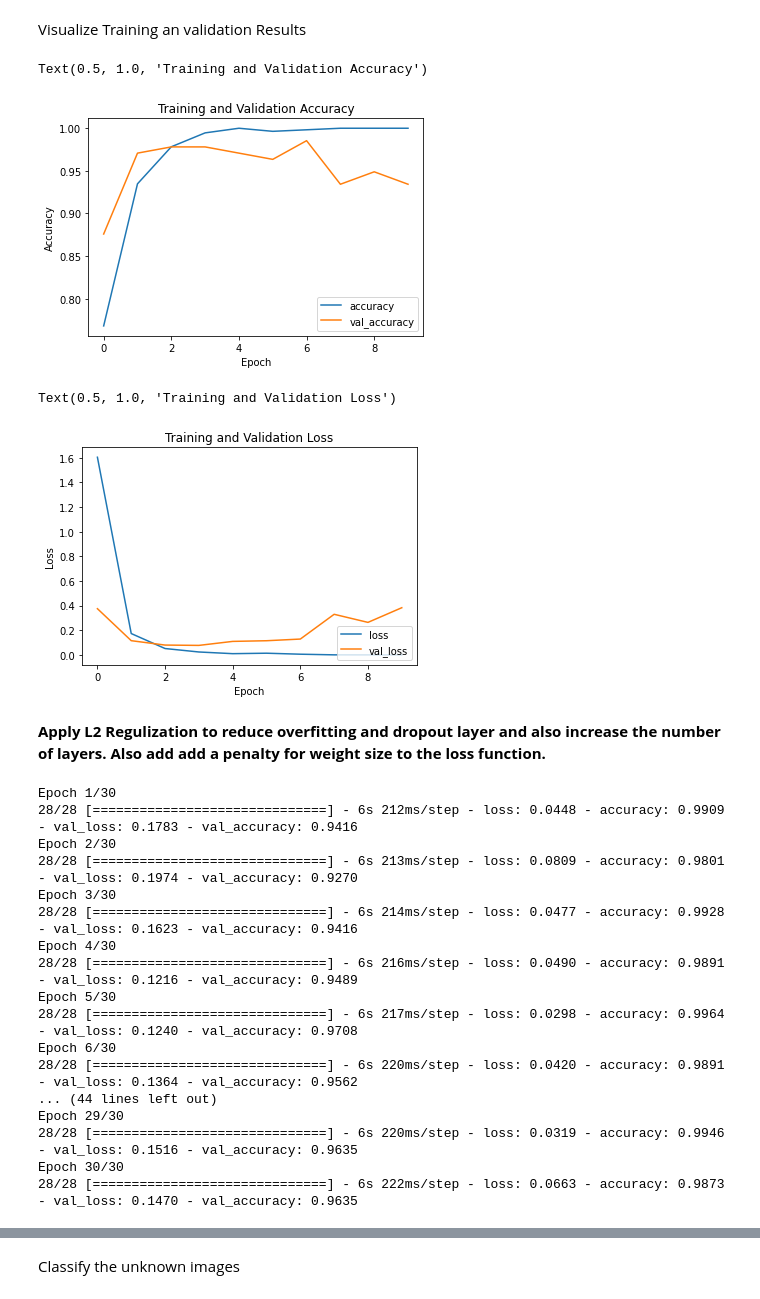
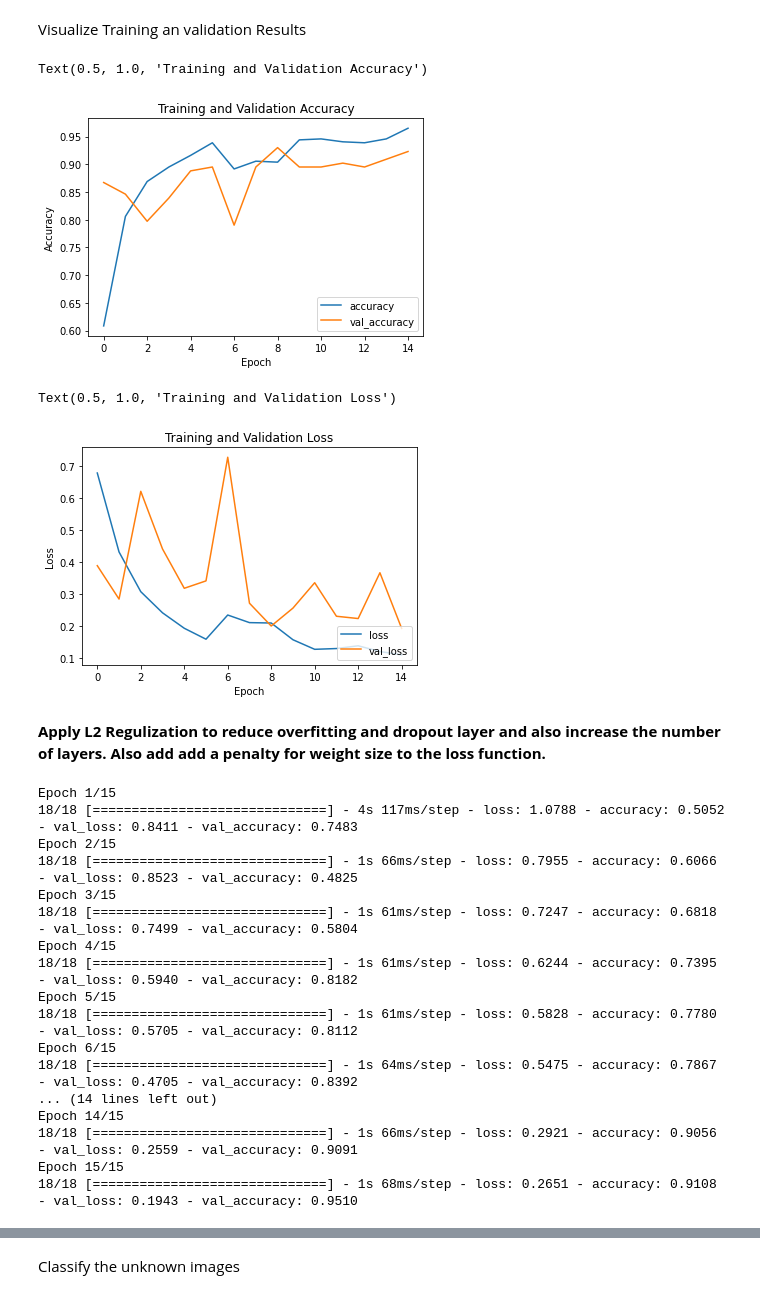
Before and after one commit to brendaFlavia/DeepLearningAssignment, a Jupyter notebook: Copy_of_Copy_of_LungOpacity2.ipynb, the cells around one changed output, grey strips where cells are left out. Drawn from its saved outputs; the diff is of its cells as text; code cells hidden in the pictures.

```diff
--- a/Copy_of_Copy_of_LungOpacity2.ipynb
+++ b/Copy_of_Copy_of_LungOpacity2.ipynb
@@ -318,7 +312,7 @@ Apply Data Augumentation
 # %%
 data_augmentation = keras.Sequential(
   [
-    layers.RandomFlip("horizontal",
+    layers.RandomFlip("horizontal_and_vertical",
                       input_shape=(img_height,
                                   img_width,
                                   3)),
@@ -341,7 +335,7 @@ num_classes = num_classes = len(class_names)
 
 model = tf.keras.Sequential([
     data_augmentation,
-  tf.keras.layers.Rescaling(1./255,input_shape=(391, 488, 3)),
+  tf.keras.layers.Rescaling(1./255,input_shape=(180, 180, 3)),
   tf.keras.layers.Conv2D(16, 3, activation='relu' ),
   tf.keras.layers.MaxPooling2D(2,2),
   tf.keras.layers.Conv2D(32, 3, activation='relu'),
@@ -356,15 +350,15 @@ model = tf.keras.Sequential([
 #complie model
 
 model.compile(
-  optimizer='adam',SparseCategoricalCrossentropy
-  loss=tf.keras.losses.(from_logits=True),
+  optimizer='adam',
+  loss=tf.keras.losses.SparseCategoricalCrossentropy(from_logits=True),
   metrics=['accuracy'])
 # %%
 #es=EarlyStopping(monitor='val_loss', mode='min',verbose=1)
 # %%
 #fit the model
 
-epochs = 20
+epochs = 15
 history = model.fit(
   train_ds,
   validation_data=val_ds,
@@ -409,8 +403,8 @@ test_loss, test_acc = model.evaluate(test_datas2)
 # %% [markdown]
 Visualize Training an validation Results
 # %%
-plt.plot(result.history['accuracy'], label='accuracy')
-plt.plot(result.history['val_accuracy'], label = 'val_accuracy')
+plt.plot(history.history['accuracy'], label='accuracy')
+plt.plot(history.history['val_accuracy'], label = 'val_accuracy')
 plt.xlabel('Epoch')
 plt.ylabel('Accuracy')
 #plt.ylim([0.5, 1])
@@ -418,18 +412,18 @@ plt.legend(loc='lower right')
 plt.title('Training and Validation Accuracy')
 # %% [output]
 Text(0.5, 1.0, 'Training and Validation Accuracy')
-[figure, old version]
+[figure, new version]
 # %%
-plt.plot(result.history['loss'], label='loss')
-plt.plot(result.history['val_loss'], label = 'val_loss')
+plt.plot(history.history['loss'], label='loss')
+plt.plot(history.history['val_loss'], label = 'val_loss')
 plt.xlabel('Epoch')
 plt.ylabel('Loss')
 #plt.ylim([0.5, 1])
 plt.legend(loc='lower right')
 plt.title('Training and Validation Loss')
 # %% [output]
 Text(0.5, 1.0, 'Training and Validation Loss')
-[figure, old version]
+[figure, new version]
 # %% [markdown]
 **Apply L2 Regulization to reduce overfitting and dropout layer and also increase the number of layers.
 Also add add a penalty for weight size to the loss function.**
@@ -463,28 +457,28 @@ model.compile(
   loss=tf.keras.losses.SparseCategoricalCrossentropy(from_logits=True),
   metrics=['accuracy'])
 # %%
-epochs = 30
+epochs = 15
 history = model.fit(
   train_ds,
   validation_data=val_ds,
   epochs=epochs
 )
 # %% [output]
-Epoch 1/30
-28/28 [==============================] - 6s 212ms/step - loss: 0.0448 - accuracy: 0.9909 - val_loss: 0.1783 - val_accuracy: 0.9416
-Epoch 2/30
-28/28 [==============================] - 6s 213ms/step - loss: 0.0809 - accuracy: 0.9801 - val_loss: 0.1974 - val_accuracy: 0.9270
-Epoch 3/30
-28/28 [==============================] - 6s 214ms/step - loss: 0.0477 - accuracy: 0.9928 - val_loss: 0.1623 - val_accuracy: 0.9416
-Epoch 4/30
-28/28 [==============================] - 6s 216ms/step - loss: 0.0490 - accuracy: 0.9891 - val_loss: 0.1216 - val_accuracy: 0.9489
-Epoch 5/30
-28/28 [==============================] - 6s 217ms/step - loss: 0.0298 - accuracy: 0.9964 - val_loss: 0.1240 - val_accuracy: 0.9708
-Epoch 6/30
-28/28 [==============================] - 6s 220ms/step - loss: 0.0420 - accuracy: 0.9891 - val_loss: 0.1364 - val_accuracy: 0.9562
-... (44 lines left out)
-Epoch 29/30
-28/28 [==============================] - 6s 220ms/step - loss: 0.0319 - accuracy: 0.9946 - val_loss: 0.1516 - val_accuracy: 0.9635
-Epoch 30/30
-28/28 [==============================] - 6s 222ms/step - loss: 0.0663 - accuracy: 0.9873 - val_loss: 0.1470 - val_accuracy: 0.9635
+Epoch 1/15
+18/18 [==============================] - 4s 117ms/step - loss: 1.0788 - accuracy: 0.5052 - val_loss: 0.8411 - val_accuracy: 0.7483
+Epoch 2/15
+18/18 [==============================] - 1s 66ms/step - loss: 0.7955 - accuracy: 0.6066 - val_loss: 0.8523 - val_accuracy: 0.4825
+Epoch 3/15
+18/18 [==============================] - 1s 61ms/step - loss: 0.7247 - accuracy: 0.6818 - val_loss: 0.7499 - val_accuracy: 0.5804
+Epoch 4/15
+18/18 [==============================] - 1s 61ms/step - loss: 0.6244 - accuracy: 0.7395 - val_loss: 0.5940 - val_accuracy: 0.8182
+Epoch 5/15
+18/18 [==============================] - 1s 61ms/step - loss: 0.5828 - accuracy: 0.7780 - val_loss: 0.5705 - val_accuracy: 0.8112
+Epoch 6/15
+18/18 [==============================] - 1s 64ms/step - loss: 0.5475 - accuracy: 0.7867 - val_loss: 0.4705 - val_accuracy: 0.8392
+... (14 lines left out)
+Epoch 14/15
+18/18 [==============================] - 1s 66ms/step - loss: 0.2921 - accuracy: 0.9056 - val_loss: 0.2559 - val_accuracy: 0.9091
+Epoch 15/15
+18/18 [==============================] - 1s 68ms/step - loss: 0.2651 - accuracy: 0.9108 - val_loss: 0.1943 - val_accuracy: 0.9510
 # %%
```
Also changed, not shown: parts of 34 cells of this notebook.
